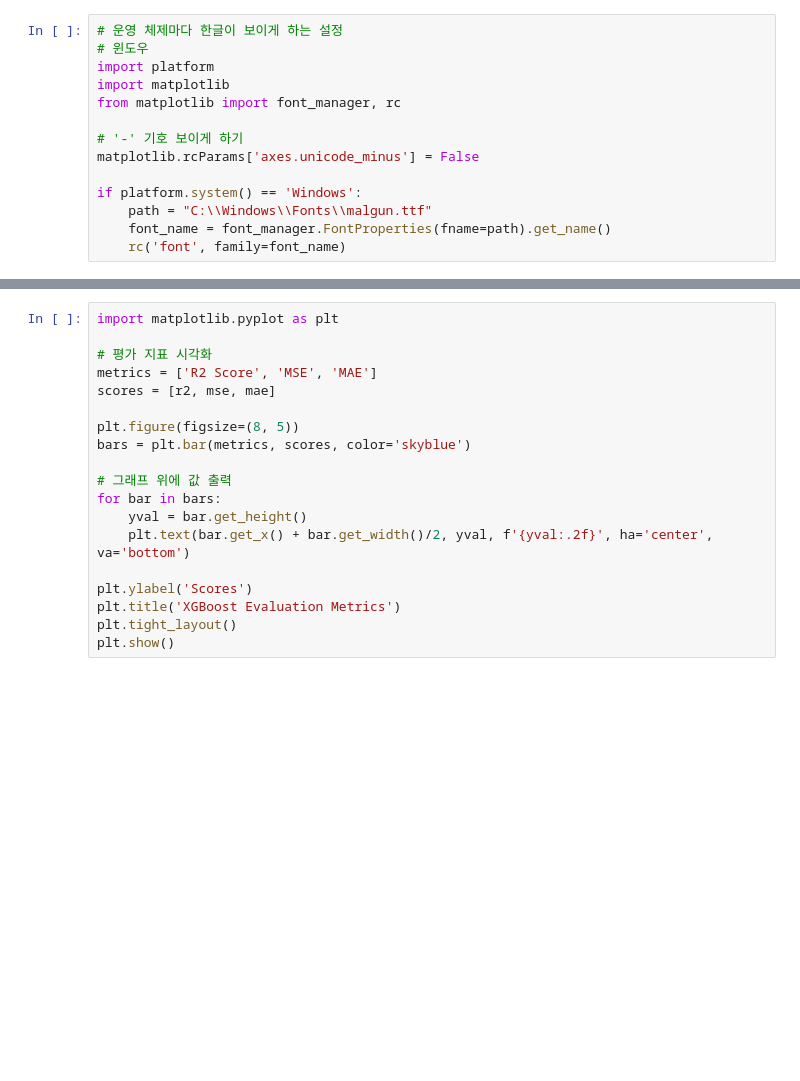
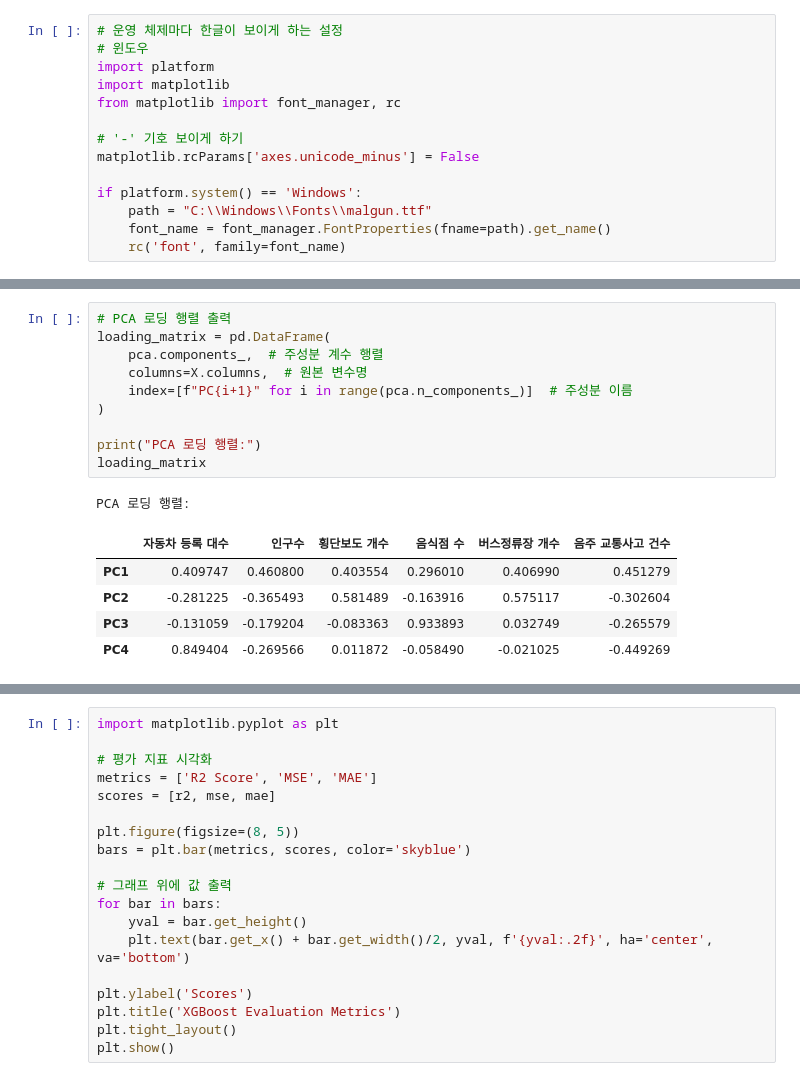
Before and after one commit to junyoungnnn/DUI_OUT, a Jupyter notebook: 소스코드_제출본/4. 모델링/2. 행정동_예측_교차검증_소스코드/xgboost하이퍼파라미터튜닝.ipynb, the cells around one changed output, grey strips where cells are left out. Cells and saved outputs as stored; diff of their text form; blank space fills up the shorter version.

```diff
--- a/소스코드_제출본/4. 모델링/2. 행정동_예측_교차검증_소스코드/xgboost하이퍼파라미터튜닝.ipynb
+++ b/소스코드_제출본/4. 모델링/2. 행정동_예측_교차검증_소스코드/xgboost하이퍼파라미터튜닝.ipynb
@@ -99,0 +100,17 @@ XGBoost R2 Score: 0.9000379388404826
+# %%
+# PCA 로딩 행렬 출력
+loading_matrix = pd.DataFrame(
+    pca.components_,  # 주성분 계수 행렬
+    columns=X.columns,  # 원본 변수명
+    index=[f"PC{i+1}" for i in range(pca.n_components_)]  # 주성분 이름
+)
+
+print("PCA 로딩 행렬:")
+loading_matrix
+# %% [output]
+PCA 로딩 행렬:
+|  | 자동차 등록 대수 | 인구수 | 횡단보도 개수 | 음식점 수 | 버스정류장 개수 | 음주 교통사고 건수 |
+| PC1 | 0.409747 | 0.460800 | 0.403554 | 0.296010 | 0.406990 | 0.451279 |
+| PC2 | -0.281225 | -0.365493 | 0.581489 | -0.163916 | 0.575117 | -0.302604 |
+| PC3 | -0.131059 | -0.179204 | -0.083363 | 0.933893 | 0.032749 | -0.265579 |
+| PC4 | 0.849404 | -0.269566 | 0.011872 | -0.058490 | -0.021025 | -0.449269 |
```
Also changed, not shown: parts of 3 cells of this notebook.
